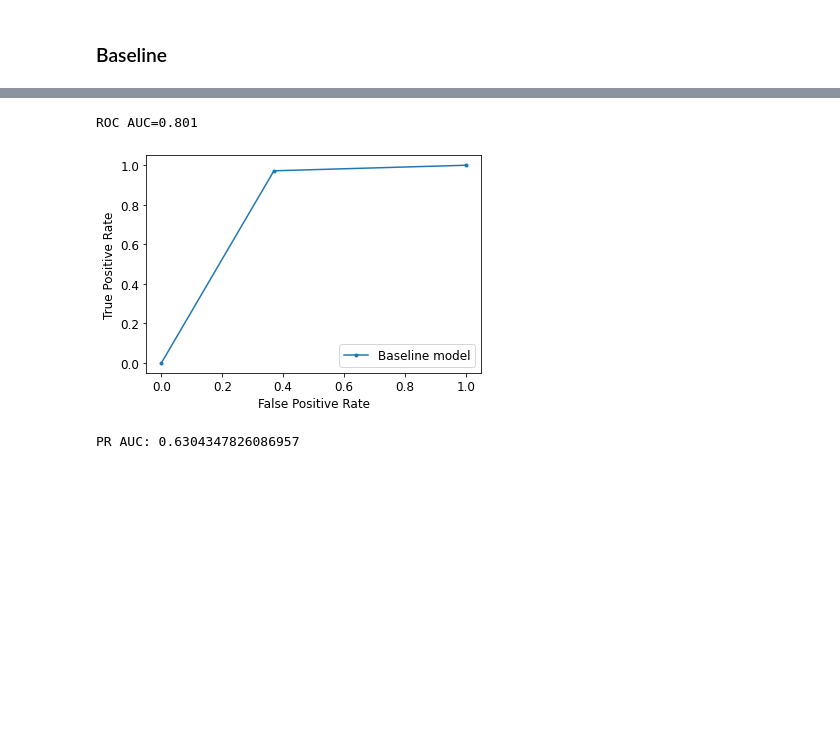
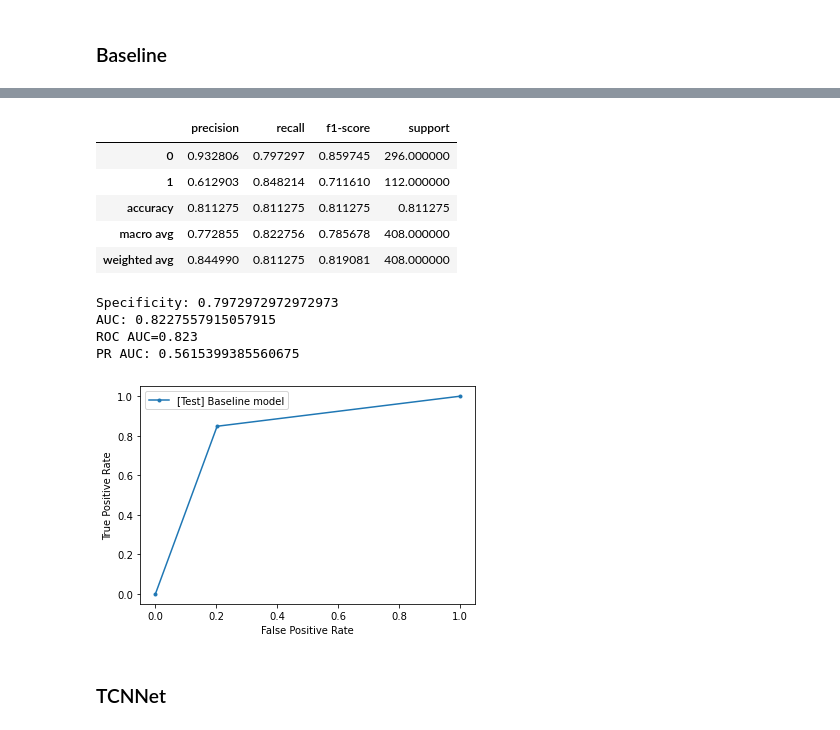
Before and after one commit to kalifadan/Final_project_cs236781, a Jupyter notebook: src/Model.ipynb, the cells around one changed output, grey strips where cells are left out. Saved outputs shown, nothing was run; the diff lists cells and outputs as text; code cells hidden in the pictures; blank space fills up the shorter version.

```diff
--- a/src/Model.ipynb
+++ b/src/Model.ipynb
@@ -199,18 +196,21 @@ AUC: 0.8011328842620943
-# %%
-lr_auc = roc_auc_score(y_true, y_pred)
-print('ROC AUC=%.3f' % (lr_auc))
-lr_fpr, lr_tpr, _ = roc_curve(y_true, y_pred)
-pyplot.plot(lr_fpr, lr_tpr, marker='.', label='Baseline model')
-
-pyplot.xlabel('False Positive Rate')
-pyplot.ylabel('True Positive Rate')
-pyplot.legend()
-pyplot.show()
-# %% [output]
-ROC AUC=0.801
-[figure, removed]
-# %%
-pr_auc = average_precision_score(y_true, y_pred)
-print("PR AUC:", specificity)
-# %% [output]
-PR AUC: 0.6304347826086957
+# %%
+y_true = [y for x, y in test_dataset]
+results, specificity, auc_score = evaluate_metrics(y_true, y_pred)
+display(results)
+print("Specificity:", specificity)
+print("AUC:", auc_score)
+calc_roc_curve(y_true, y_pred, label='[Test] Baseline model')
+# %% [output]
+|  | precision | recall | f1-score | support |
+| 0 | 0.932806 | 0.797297 | 0.859745 | 296.000000 |
+| 1 | 0.612903 | 0.848214 | 0.711610 | 112.000000 |
+| accuracy | 0.811275 | 0.811275 | 0.811275 | 0.811275 |
+| macro avg | 0.772855 | 0.822756 | 0.785678 | 408.000000 |
+| weighted avg | 0.844990 | 0.811275 | 0.819081 | 408.000000 |
+Specificity: 0.7972972972972973
+AUC: 0.8227557915057915
+ROC AUC=0.823
+PR AUC: 0.5615399385560675
+[figure, added]
+# %% [markdown]
+### TCNNet
```
Also changed, not shown: parts of 23 cells of this notebook, 2 other files.
